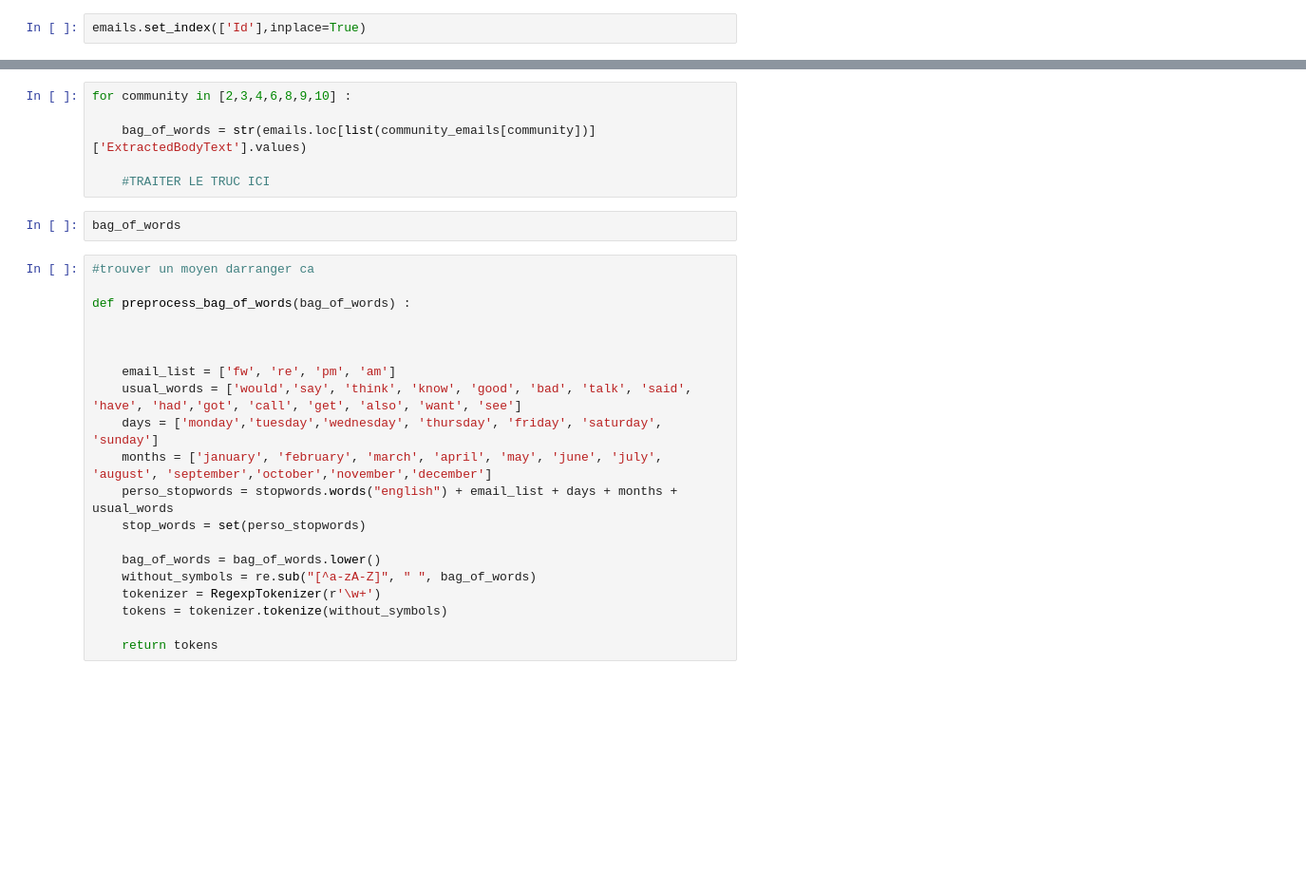
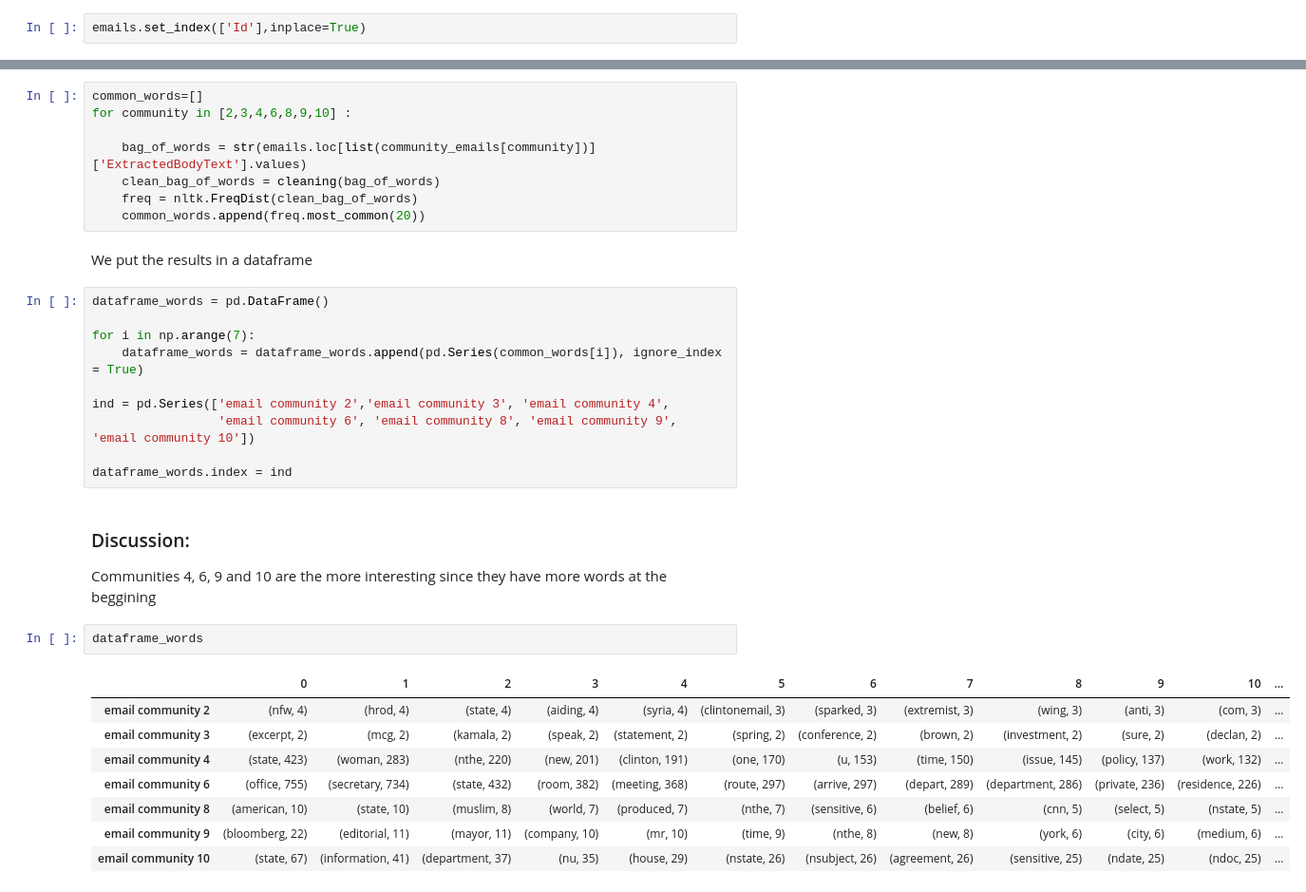
Before and after one commit to Ismail64/ADA_Homeworks, a Jupyter notebook: Labs/06 - Taming Text/FINAL_HW-05.ipynb, the cells around one changed output, grey strips where cells are left out. Shown at 95% size. Cells and saved outputs as stored; diff of their text form; blank space fills up the shorter version.

```diff
--- a/Labs/06 - Taming Text/FINAL_HW-05.ipynb
+++ b/Labs/06 - Taming Text/FINAL_HW-05.ipynb
@@ -507,28 +577,35 @@ emails.set_index(['Id'],inplace=True)
 # %%
+common_words=[]
 for community in [2,3,4,6,8,9,10] :
 
     bag_of_words = str(emails.loc[list(community_emails[community])]['ExtractedBodyText'].values)
-
-    #TRAITER LE TRUC ICI
+    clean_bag_of_words = cleaning(bag_of_words)
+    freq = nltk.FreqDist(clean_bag_of_words)
+    common_words.append(freq.most_common(20))
-# %%
-bag_of_words
-# %%
-#trouver un moyen darranger ca
-
-def preprocess_bag_of_words(bag_of_words) :
-
-
-
-    email_list = ['fw', 're', 'pm', 'am']
-    usual_words = ['would','say', 'think', 'know', 'good', 'bad', 'talk', 'said', 'have', 'had','got', 'call', 'get', 'also', 'want', 'see']
-    days = ['monday','tuesday','wednesday', 'thursday', 'friday', 'saturday', 'sunday']
-    months = ['january', 'february', 'march', 'april', 'may', 'june', 'july', 'august', 'september','october','november','december']
-    perso_stopwords = stopwords.words("english") + email_list + days + months + usual_words
-    stop_words = set(perso_stopwords)
-
-    bag_of_words = bag_of_words.lower()
-    without_symbols = re.sub("[^a-zA-Z]", " ", bag_of_words)
-    tokenizer = RegexpTokenizer(r'\w+')
-    tokens = tokenizer.tokenize(without_symbols)
-
-    return tokens
+# %% [markdown]
+We put the results in a dataframe
+# %%
+dataframe_words = pd.DataFrame()
+
+for i in np.arange(7):
+    dataframe_words = dataframe_words.append(pd.Series(common_words[i]), ignore_index = True)
+
+ind = pd.Series(['email community 2','email community 3', 'email community 4',
+                 'email community 6', 'email community 8', 'email community 9', 'email community 10'])
+
+dataframe_words.index = ind
+# %% [markdown]
+### Discussion:
+
+Communities 4, 6, 9 and 10 are the more interesting since they have more words at the beggining
+# %%
+dataframe_words
+# %% [output]
+|  | 0 | 1 | 2 | 3 | 4 | 5 | 6 | 7 | 8 | 9 | 10 | ... |
+| email community 2 | (nfw, 4) | (hrod, 4) | (state, 4) | (aiding, 4) | (syria, 4) | (clintonemail, 3) | (sparked, 3) | (extremist, 3) | (wing, 3) | (anti, 3) | (com, 3) | ... |
+| email community 3 | (excerpt, 2) | (mcg, 2) | (kamala, 2) | (speak, 2) | (statement, 2) | (spring, 2) | (conference, 2) | (brown, 2) | (investment, 2) | (sure, 2) | (declan, 2) | ... |
+| email community 4 | (state, 423) | (woman, 283) | (nthe, 220) | (new, 201) | (clinton, 191) | (one, 170) | (u, 153) | (time, 150) | (issue, 145) | (policy, 137) | (work, 132) | ... |
+| email community 6 | (office, 755) | (secretary, 734) | (state, 432) | (room, 382) | (meeting, 368) | (route, 297) | (arrive, 297) | (depart, 289) | (department, 286) | (private, 236) | (residence, 226) | ... |
+| email community 8 | (american, 10) | (state, 10) | (muslim, 8) | (world, 7) | (produced, 7) | (nthe, 7) | (sensitive, 6) | (belief, 6) | (cnn, 5) | (select, 5) | (nstate, 5) | ... |
+| email community 9 | (bloomberg, 22) | (editorial, 11) | (mayor, 11) | (company, 10) | (mr, 10) | (time, 9) | (nthe, 8) | (new, 8) | (york, 6) | (city, 6) | (medium, 6) | ... |
+| email community 10 | (state, 67) | (information, 41) | (department, 37) | (nu, 35) | (house, 29) | (nstate, 26) | (nsubject, 26) | (agreement, 26) | (sensitive, 25) | (ndate, 25) | (ndoc, 25) | ... |
```
Also changed, not shown: parts of 31 cells of this notebook, 2 other files.
